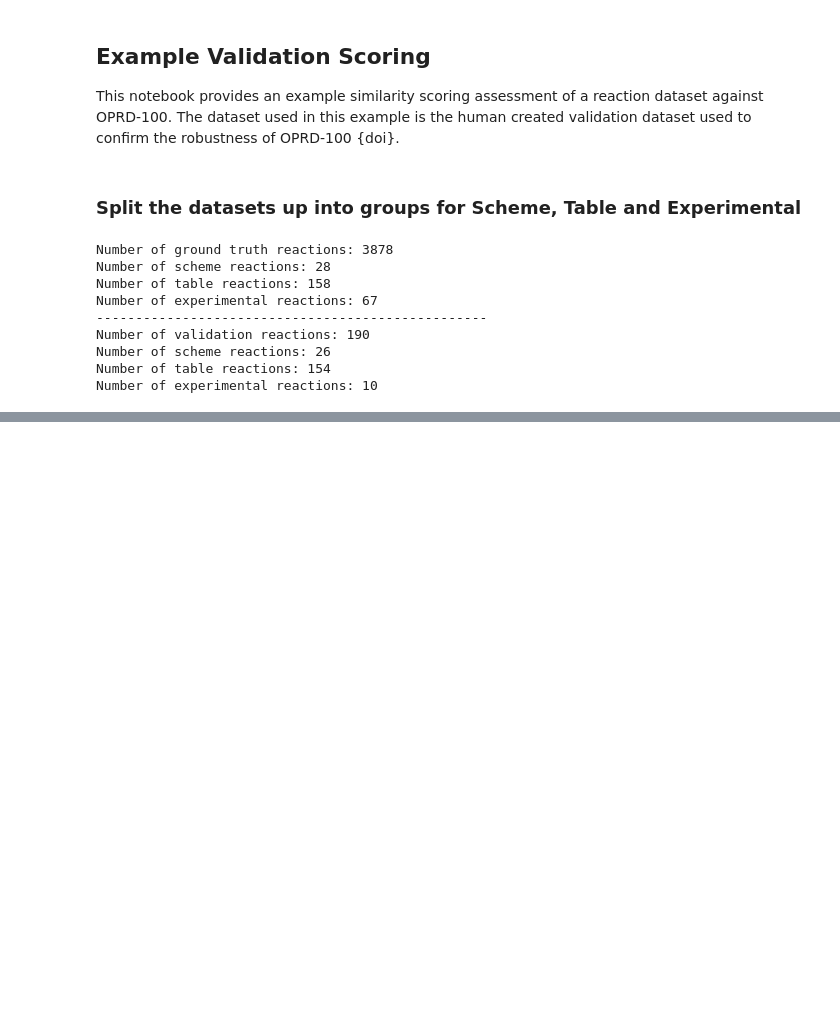
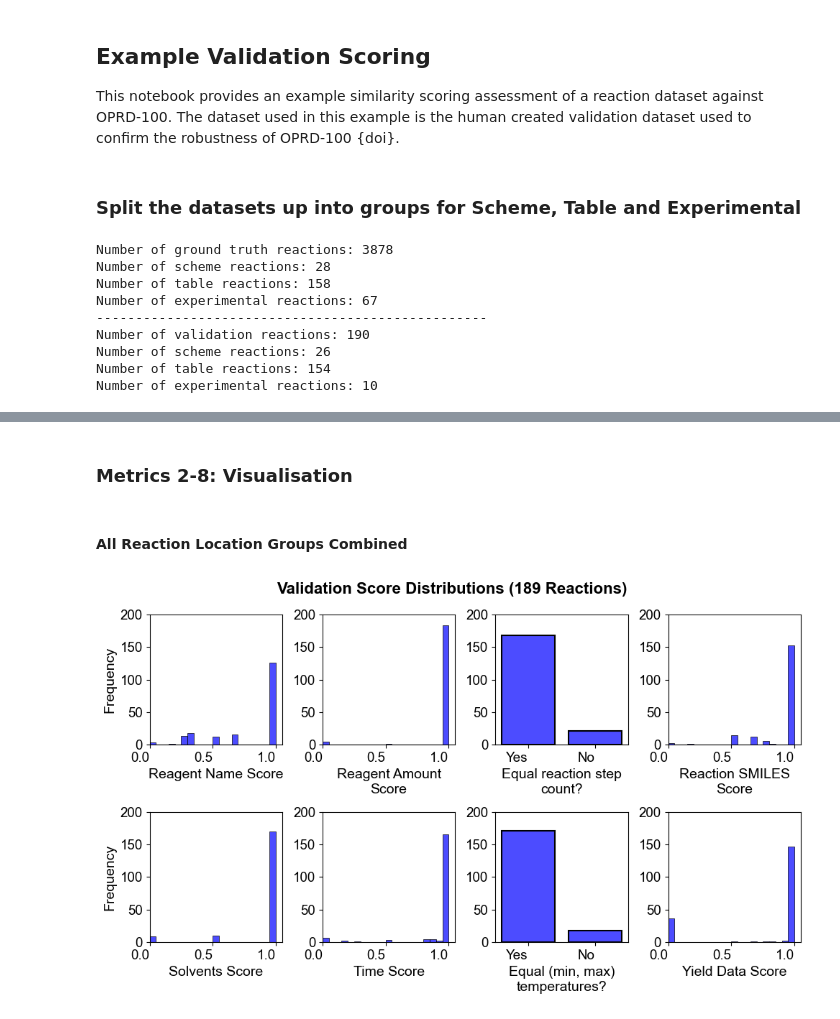
Before and after one commit to bdeadman/OPRD-100, a Jupyter notebook: notebooks/example_scoring.ipynb, the cells around one changed output, grey strips where cells are left out. Saved outputs shown, nothing was run; the diff lists cells and outputs as text; code cells hidden in the pictures; blank space fills up the shorter version.

```diff
--- a/notebooks/example_scoring.ipynb
+++ b/notebooks/example_scoring.ipynb
@@ -87,0 +117,8 @@ NameError: name 'oprd_counts_table' is not defined
+# %%
+# Match reactions in each dataset based on their total scores, compute all scoring metrics based on matches
+exp_results = dc.compute_comparison_scores(val_experimental_data, oprd_experimental_data)
+scheme_results = dc.compute_comparison_scores(val_scheme_data, oprd_scheme_data)
+table_results = dc.compute_comparison_scores(val_table_data, oprd_table_data)
+
+# We can view the values for each reaction comparison metric as follows
+table_results.head(5)
@@ -87,0 +149,36 @@ NameError: name 'oprd_counts_table' is not defined
+# %% [markdown]
+### Metrics 2-8: Visualisation
+# %% [markdown]
+#### All Reaction Location Groups Combined
+# %%
+# PLot data for all three categories combined
+combined_results = pd.concat([exp_results, scheme_results, table_results])
+
+shared_title_fontdict = {'fontsize': 16, 'fontweight': 'bold'}
+label_fontdict = {'fontsize': 14, }
+tick_fontdict = {'fontsize': 13.5}
+plot = Plot(n_rows=2, n_cols=4, figsize=(10, 6), shared_title=f"Validation Score Distributions ({len(combined_results)} Reactions)", shared_title_fontdict=shared_title_fontdict, label_fontdict=label_fontdict, tick_fontdict=tick_fontdict)
+
+
+# count of equal reaction step counts
+equal_step_counts = combined_results['reaction_steps_similarity'].value_counts().to_dict()
+equal_step_count_values = [equal_step_counts.get(1.0, 0), equal_step_counts.get(0.0, 0)]
+# count of equal min/max temperatures
+equal_temp_counts = combined_results['temperature_similarity'].value_counts().to_dict()
+equal_temp_count_values = [equal_temp_counts.get(1.0, 0), equal_temp_counts.get(0.0, 0)]
+
+
+# Plotting
+plot.add_hist(row=0, col=0, data=combined_results['reagent_name_similarity'], bins=20, title="", x_label="Reagent Name Score", y_label="Frequency", alpha=0.7, colour='blue',ymax=200)
+plot.add_hist(row=0, col=1, data=combined_results['reagent_amount_similarity'], bins=20, title="", x_label="Reagent Amount\nScore", y_label="", alpha=0.7, colour='blue',ymax=200)
+plot.add_bar(row=0, col=2, categories = ["Yes", "No"], values=equal_step_count_values, title="", x_label="Equal reaction step\ncount?", y_label="", alpha=0.7, colour='blue',ymax=200)
+plot.add_hist(row=0, col=3, data=combined_results['reaction_smiles_similarity'], bins=20, title="", x_label="Reaction SMILES\nScore", y_label="", alpha=0.7, colour='blue',ymax=200)
+plot.add_hist(row=1, col=0, data=combined_results['solvent_similarity'], bins=20, title="", x_label="Solvents Score", y_label="Frequency", alpha=0.7, colour='blue',ymax=200)
+plot.add_hist(row=1, col=1, data=combined_results['time_similarity'], bins=20, title="", x_label="Time Score", y_label="", alpha=0.7, colour='blue',ymax=200)
+plot.add_bar(row=1, col=2, categories=["Yes", "No"], values=equal_temp_count_values, title="", x_label="Equal (min, max)\ntemperatures?", y_label="", alpha=0.7, colour='blue', ymax=200)
+plot.add_hist(row=1, col=3, data=combined_results['yield_similarity'], bins=20, title="", x_label="Yield Data Score", y_label="", alpha=0.7, colour='blue', ymax=200)
+
+
+plot.plot(savefig=True, filepath=output_filepath + "CombinedValidationSimilarityScoreDistributions.png")
+# %% [output]
+[figure, added]
```
Also changed, not shown: parts of 13 cells of this notebook.
